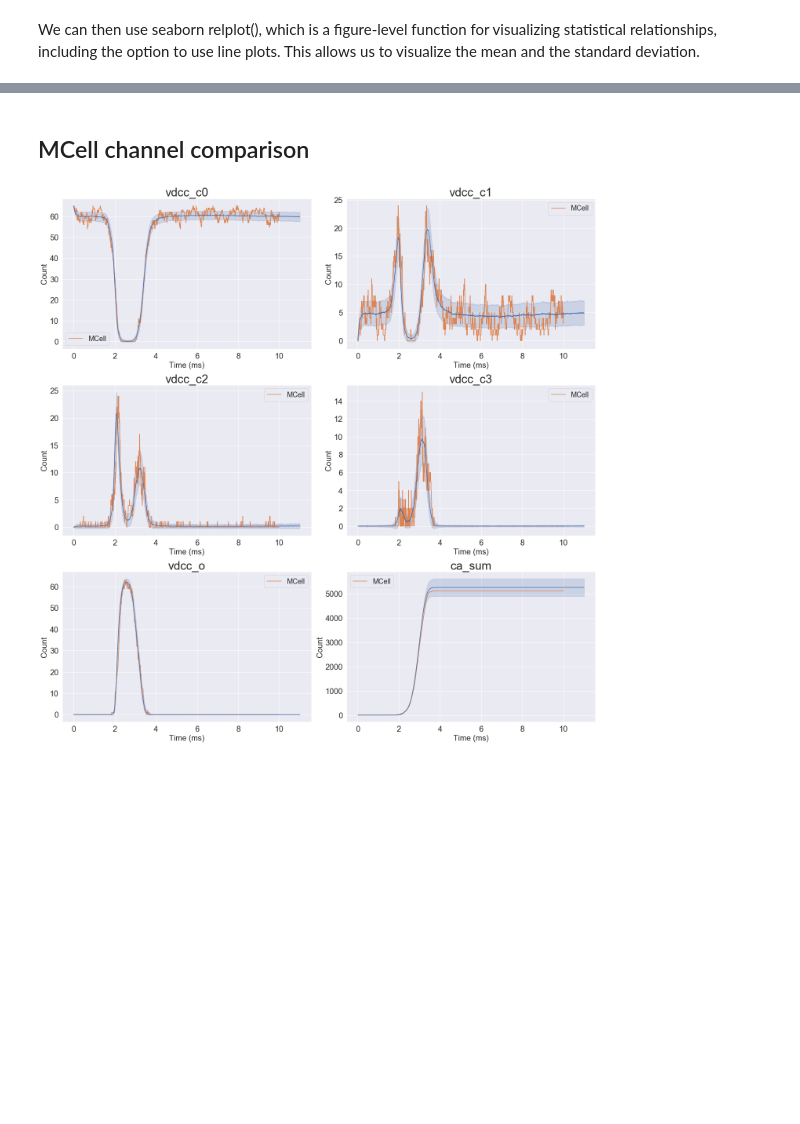
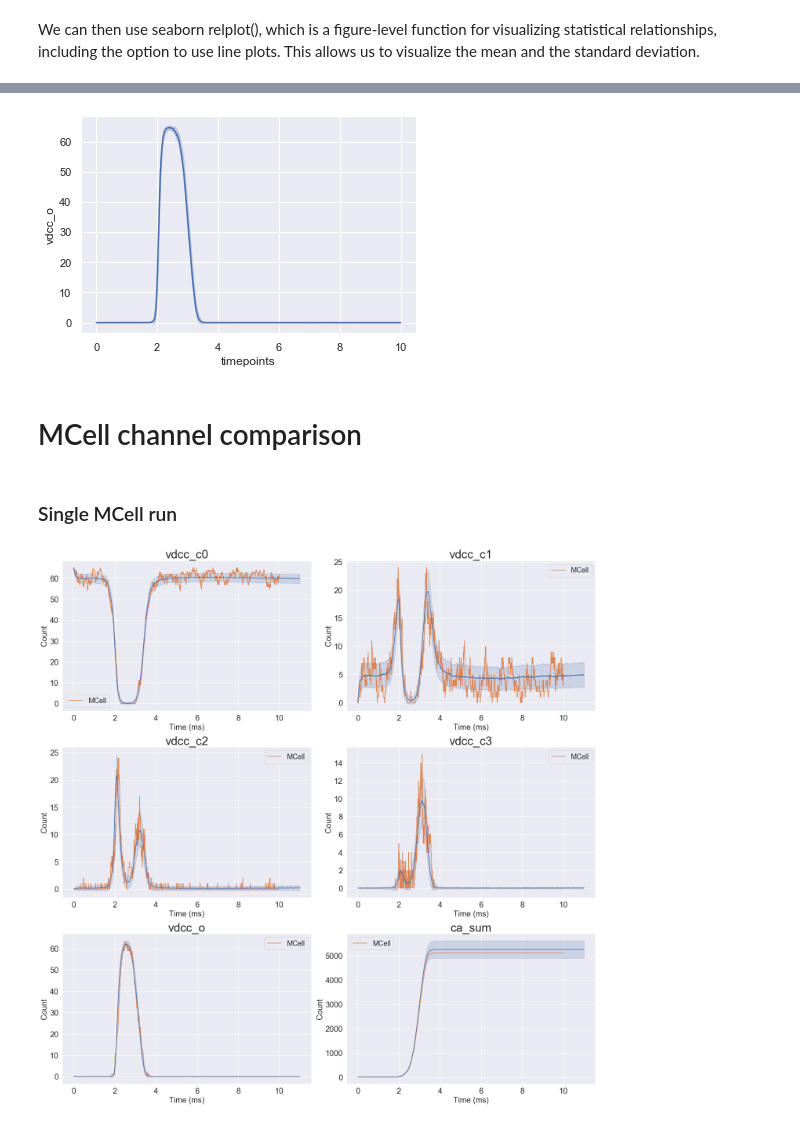
Before and after one commit to 3x10e8/DetailedMarkov, a Jupyter notebook: DetailedMarkovModel.ipynb, the cells around one changed output, grey strips where cells are left out. Saved outputs shown, nothing was run; the diff lists cells and outputs as text; code cells hidden in the pictures; blank space fills up the shorter version.

```diff
--- a/DetailedMarkovModel.ipynb
+++ b/DetailedMarkovModel.ipynb
@@ -659,5 +651,12 @@ NameError: name 'results' is not defined
+# %%
+sns.lineplot(x="timepoints", y="vdcc_o", ci="sd", data=results)
+plt.show()
+# %% [output]
+[figure, added]
 # %% [markdown]
-## MCell channel comparison
+# MCell channel comparison
+# %% [markdown]
+### Single MCell run
 # %%
 import glob
 mcell_dir = "/Users/margotwagner/projects/mcell/simple_geom/model_1_files/mcell/output_data/react_data/seed_00001/"
```
Also changed, not shown: parts of 22 cells of this notebook, 1 other file.
